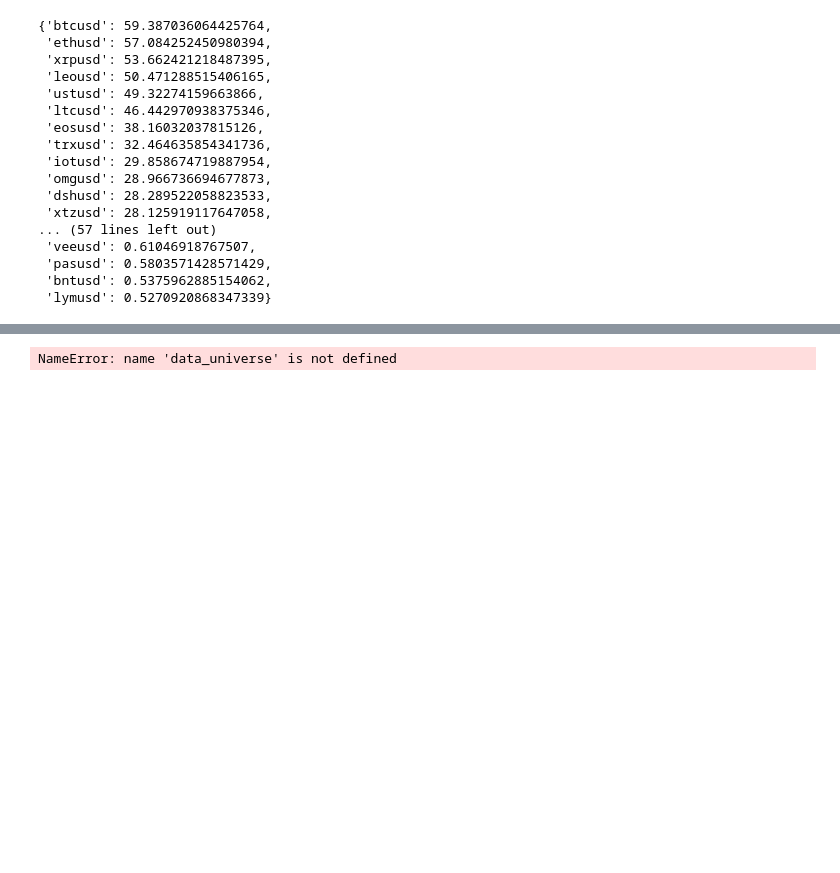
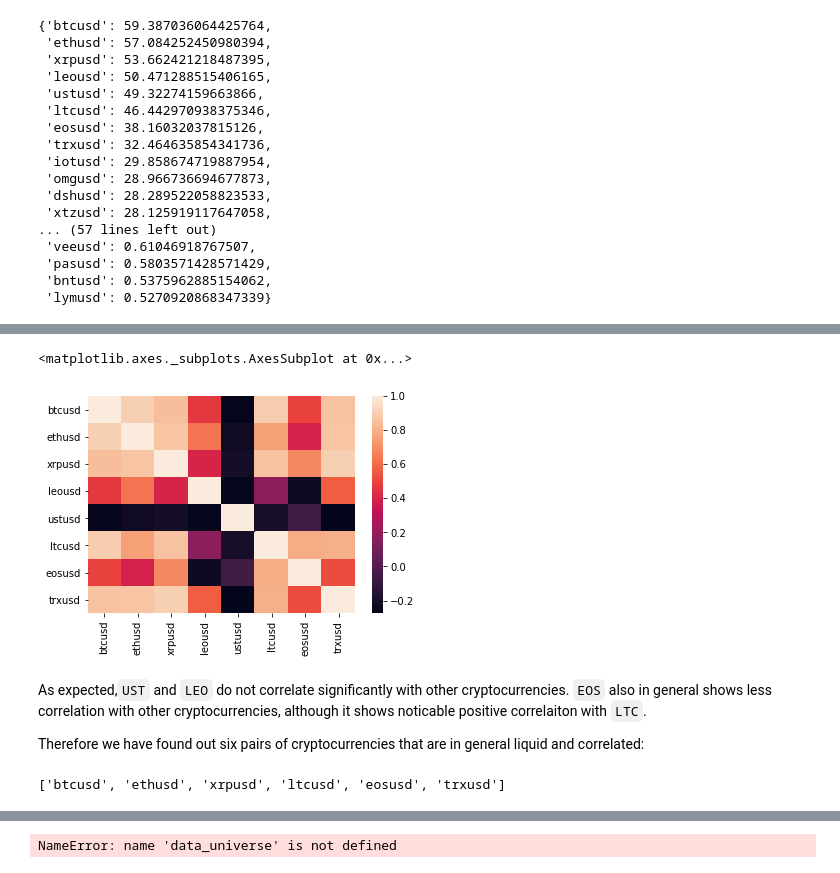
Before and after one commit to josephchenhk/qtrader_strategies, a Jupyter notebook: EDA.ipynb, the cells around one changed output, grey strips where cells are left out. Cells and saved outputs as stored; diff of their text form; code cells hidden in the pictures; blank space fills up the shorter version.

Commit message:
Add correlaiton analysis

```diff
--- a/EDA.ipynb
+++ b/EDA.ipynb
@@ -188,0 +220,16 @@ Prepare data files for backtest:
+# %%
+corr_df = None
+for i, pair_name in tqdm(enumerate(liquid_pairs)):
+    df = pd.read_csv(f"data/{pair_name}.csv")
+    df = df[
+        (df.time >= start_ts)
+        & (df.time <= end_ts)
+    ]
+    df = df[["time", "close"]].set_index("time")
+    df.columns = [pair_name]
+    if corr_df is None:
+        corr_df = df
+    else:
+        corr_df = corr_df.join(df, how="outer")
+
+corr_df = corr_df.ffill().bfill()
@@ -188,0 +248,21 @@ Prepare data files for backtest:
+# %%
+sns.heatmap(corr_df.corr())
+# %% [output]
+<matplotlib.axes._subplots.AxesSubplot at 0x...>
+[figure, added]
+# %% [markdown]
+As expected,`UST` and `LEO` do not correlate significantly
+with other cryptocurrencies. `EOS` also in general shows less
+correlation with other cryptocurrencies, although it shows
+noticable positive correlaiton with `LTC`.
+
+Therefore we have found out six pairs of cryptocurrencies that
+are in general liquid and correlated:
+# %%
+
+liquid_correlated_pairs = liquid_pairs[:]
+liquid_correlated_pairs.remove('ustusd')
+liquid_correlated_pairs.remove('leousd')
+liquid_correlated_pairs
+# %% [output]
+['btcusd', 'ethusd', 'xrpusd', 'ltcusd', 'eosusd', 'trxusd']
```
Also changed, not shown: parts of 19 cells of this notebook.
